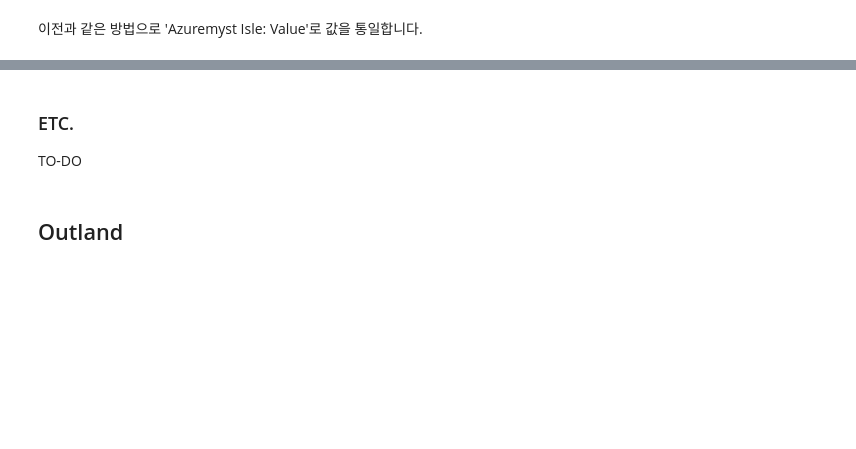
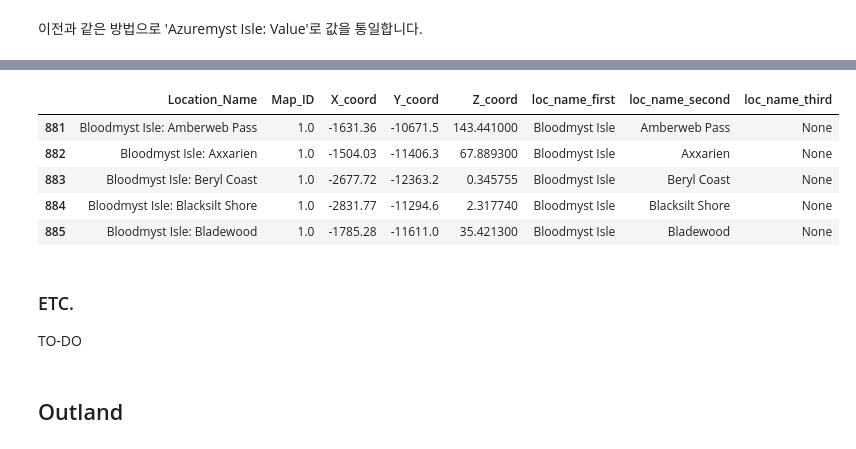
Before and after one commit to SSANGMAN/WoW-Network-Analysis, a Jupyter notebook: ipynb/Game_Network_Analysis_2_Extended_EDA.ipynb, the cells around one changed output, grey strips where cells are left out. Drawn from its saved outputs; the diff is of its cells as text; code cells hidden in the pictures; blank space fills up the shorter version.

```diff
--- a/ipynb/Game_Network_Analysis_2_Extended_EDA.ipynb
+++ b/ipynb/Game_Network_Analysis_2_Extended_EDA.ipynb
@@ -326,0 +359,15 @@ location_coord = location_coord.drop(azuremyst_drop_index)
+# %%
+bloodmyst = location_coord.loc[location_coord.iloc[:, 0].str.contains(r'Bloodmyst')]
+bloodmyst.loc[location_coord.iloc[:, 0].str.contains(r'Bloodmyst Isle : '), 'Location_Name'] = bloodmyst.loc[location_coord.iloc[:, 0].str.contains(r'Bloodmyst Isle : ')]['Location_Name'].apply(lambda x: 'Bloodmyst Isle:{}'.format(x[16:]))
+
+location_coord.loc[location_coord.iloc[:, 0].str.contains(r'Bloodmyst'), 'Location_Name'] = bloodmyst
+location_coord.loc[location_coord.iloc[:, 0].str.contains(r'Bloodmyst Isle: '), 'Map_ID'] = 1
+
+location_coord.loc[location_coord.iloc[:, 0].str.contains(r'Bloodmyst Isle: ')].head()
+# %% [output]
+|  | Location_Name | Map_ID | X_coord | Y_coord | Z_coord | loc_name_first | loc_name_second | loc_name_third |
+| 881 | Bloodmyst Isle: Amberweb Pass | 1.0 | -1631.36 | -10671.5 | 143.441000 | Bloodmyst Isle | Amberweb Pass | None |
+| 882 | Bloodmyst Isle: Axxarien | 1.0 | -1504.03 | -11406.3 | 67.889300 | Bloodmyst Isle | Axxarien | None |
+| 883 | Bloodmyst Isle: Beryl Coast | 1.0 | -2677.72 | -12363.2 | 0.345755 | Bloodmyst Isle | Beryl Coast | None |
+| 884 | Bloodmyst Isle: Blacksilt Shore | 1.0 | -2831.77 | -11294.6 | 2.317740 | Bloodmyst Isle | Blacksilt Shore | None |
+| 885 | Bloodmyst Isle: Bladewood | 1.0 | -1785.28 | -11611.0 | 35.421300 | Bloodmyst Isle | Bladewood | None |
```
Also changed, not shown: parts of 9 cells of this notebook, 2 other files.
